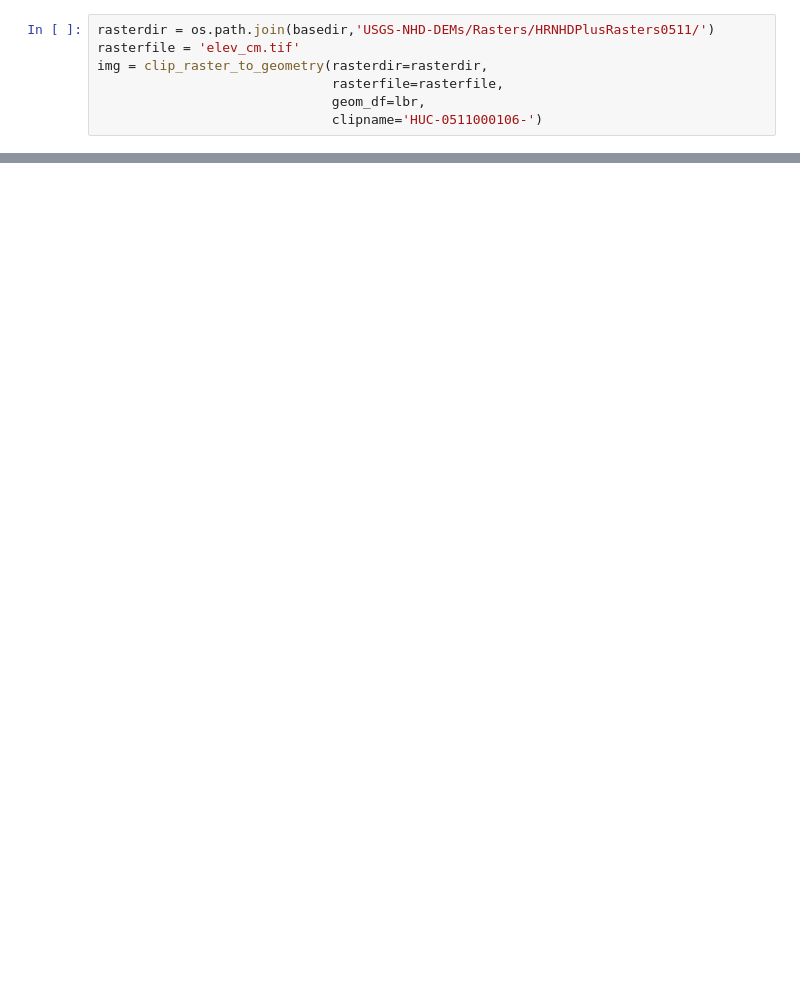
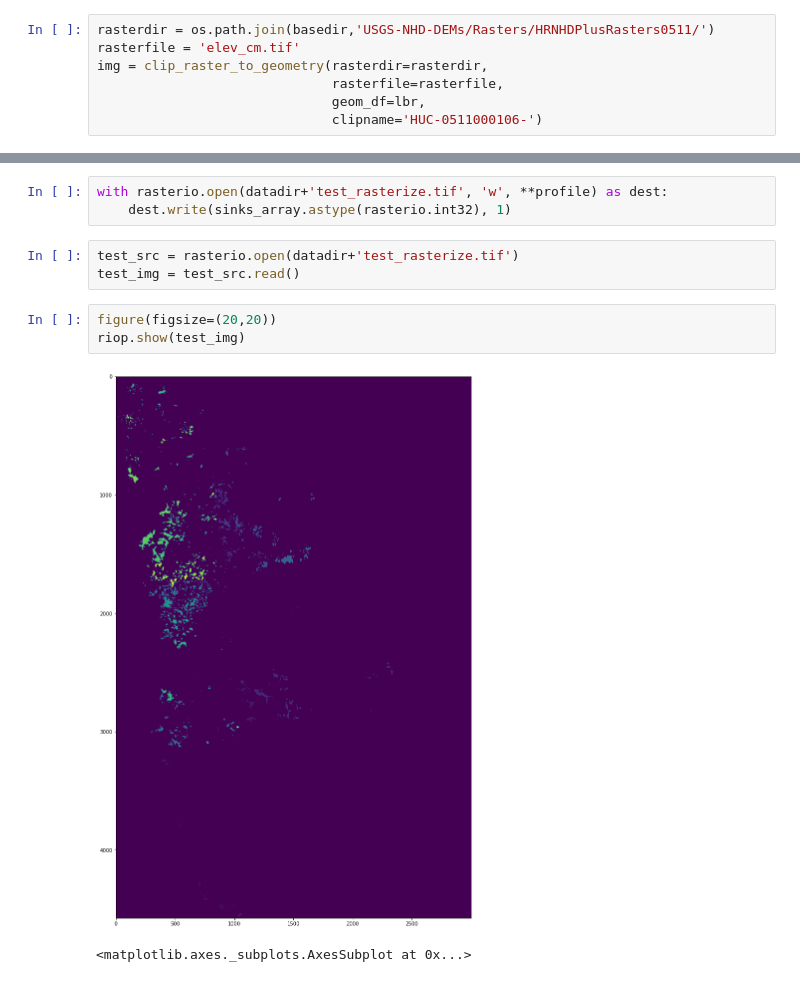
Before and after one commit to CovingtonResearchGroup/sinkhole_analysis, a Jupyter notebook: ky-test-analysis.ipynb, the cells around one changed output, grey strips where cells are left out. Cells and saved outputs as stored; diff of their text form; blank space fills up the shorter version.

```diff
--- a/ky-test-analysis.ipynb
+++ b/ky-test-analysis.ipynb
@@ -131,0 +134,12 @@ testshp.to_file(datadir+'testshp.shp')
+# %%
+with rasterio.open(datadir+'test_rasterize.tif', 'w', **profile) as dest:
+    dest.write(sinks_array.astype(rasterio.int32), 1)
+# %%
+test_src = rasterio.open(datadir+'test_rasterize.tif')
+test_img = test_src.read()
+# %%
+figure(figsize=(20,20))
+riop.show(test_img)
+# %% [output]
+[figure, added]
+<matplotlib.axes._subplots.AxesSubplot at 0x...>
```
Also changed, not shown: parts of 24 cells of this notebook, 1 other file.
